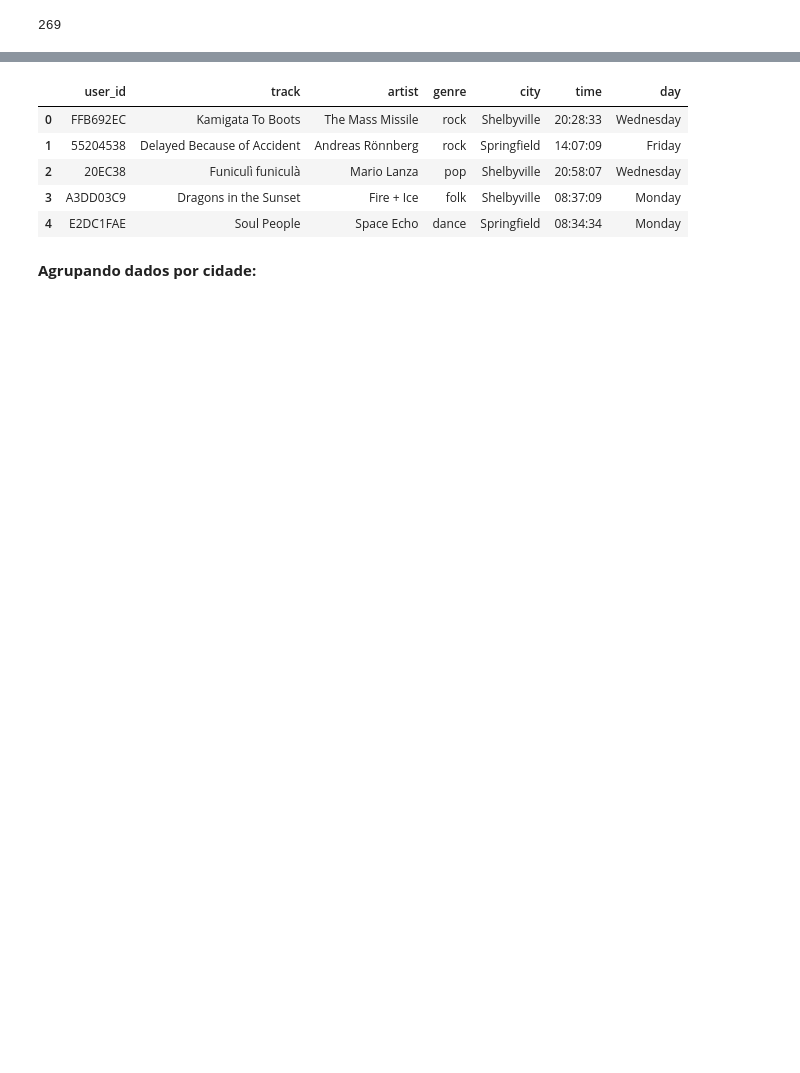
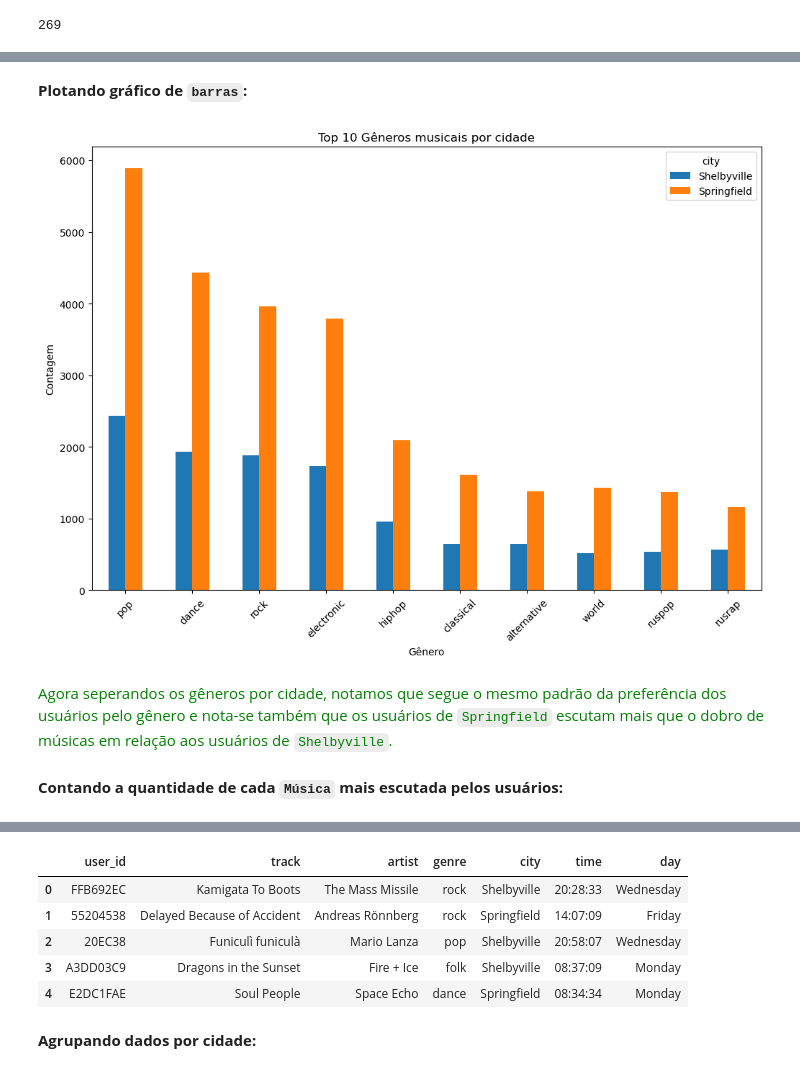
Before and after one commit to Marcusprog/Personal-Projects, a Jupyter notebook: Sprint 2/Projeto sprint 2.ipynb, the cells around one changed output, grey strips where cells are left out. Cells and saved outputs as stored; diff of their text form; code cells hidden in the pictures; blank space fills up the shorter version.

```diff
--- a/Sprint 2/Projeto sprint 2.ipynb
+++ b/Sprint 2/Projeto sprint 2.ipynb
@@ -314,0 +219,5 @@ A hipótese afirma que existem diferenças no consumo de música pelos usuários
+# %%
+group_city_genre = df.groupby(['city', 'genre']).size().reset_index(name='count')
+genre_by_city_sorted = group_city_genre.sort_values(by=['city', 'count'], ascending=[True, False])
+top_10_genres_by_city = genre_by_city_sorted.groupby('city').head(10)
+top_10_genres_by_city
@@ -314,0 +242,17 @@ A hipótese afirma que existem diferenças no consumo de música pelos usuários
+# %% [markdown]
+**Plotando gráfico de ``barras``:**
+# %%
+pivot_df = top_10_genres_by_city.pivot(index='genre', columns='city', values='count')
+pivot_df = pivot_df.loc[pivot_df.sum(axis=1).sort_values(ascending=False).index]
+pivot_df.plot(kind='bar', figsize=(12, 8))
+plt.xlabel('Gênero')
+plt.ylabel('Contagem')
+plt.title('Top 10 Gêneros musicais por cidade')
+plt.xticks(rotation=45)
+plt.show()
+# %% [output]
+[figure, added]
+# %% [markdown]
+<span style="color:green;">Agora seperandos os gêneros por cidade, notamos que segue o mesmo padrão da preferência dos usuários pelo gênero e nota-se também que os usuários de ``Springfield`` escutam mais que o dobro de músicas em relação aos usuários de ``Shelbyville``.</span>
+# %% [markdown]
+**Contando a quantidade de cada ``Música`` mais escutada pelos usuários:**
```
Also changed, not shown: parts of 106 cells of this notebook.
